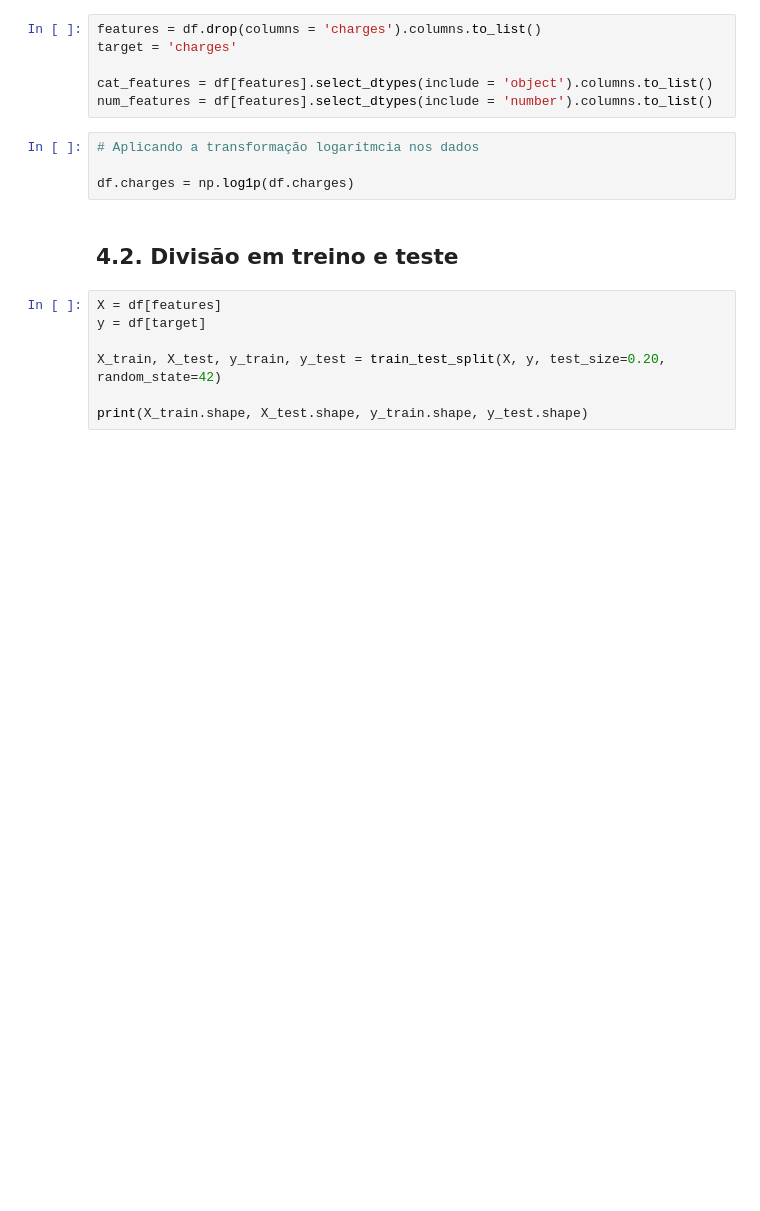
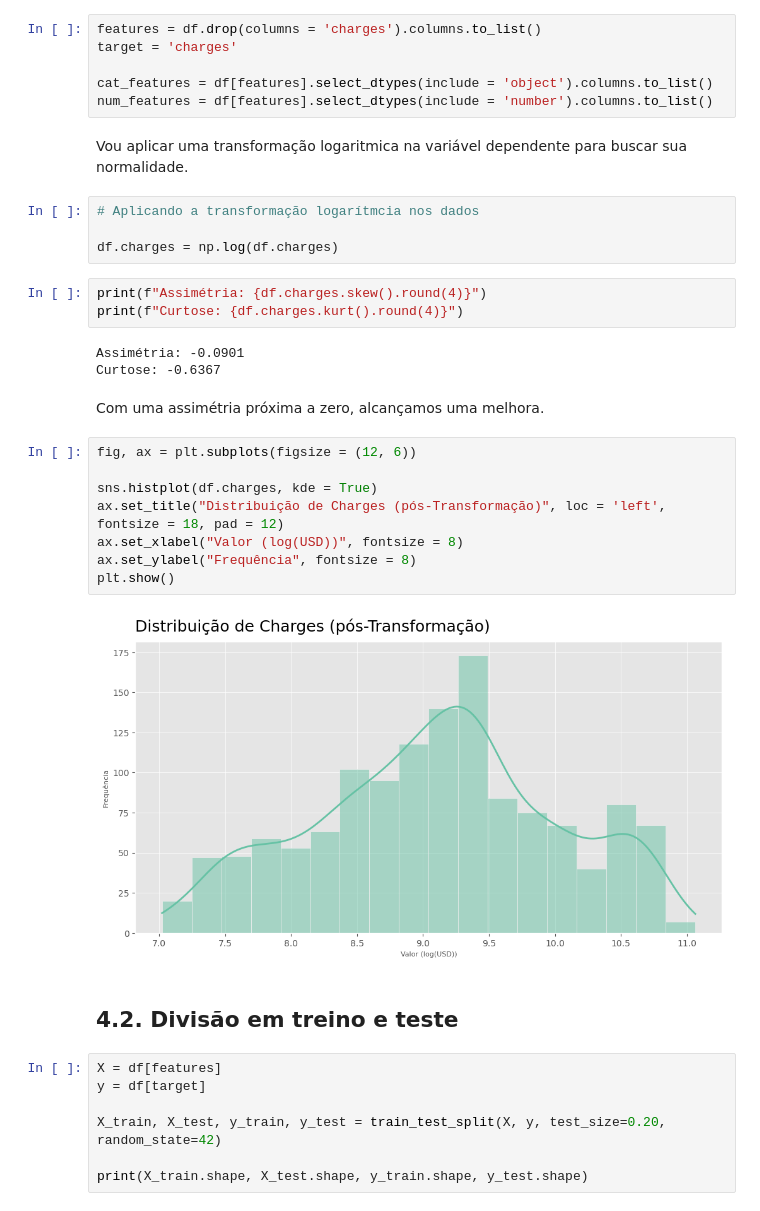
Before and after one commit to datalopes1/medical_cost, a Jupyter notebook: notebooks/eda.ipynb, the cells around one changed output. Saved outputs shown, nothing was run; the diff lists cells and outputs as text; blank space fills up the shorter version.

```diff
--- a/notebooks/eda.ipynb
+++ b/notebooks/eda.ipynb
@@ -291,10 +267,30 @@ target = 'charges'
 
 cat_features = df[features].select_dtypes(include = 'object').columns.to_list()
 num_features = df[features].select_dtypes(include = 'number').columns.to_list()
+# %% [markdown]
+Vou aplicar uma transformação logaritmica na variável dependente para buscar sua normalidade.
 # %%
 # Aplicando a transformação logarítmcia nos dados
 
-df.charges = np.log1p(df.charges)
+df.charges = np.log(df.charges)
+# %%
+print(f"Assimétria: {df.charges.skew().round(4)}")
+print(f"Curtose: {df.charges.kurt().round(4)}")
+# %% [output]
+Assimétria: -0.0901
+Curtose: -0.6367
+# %% [markdown]
+Com uma assimétria próxima a zero, alcançamos uma melhora.
+# %%
+fig, ax = plt.subplots(figsize = (12, 6))
+
+sns.histplot(df.charges, kde = True)
+ax.set_title("Distribuição de Charges (pós-Transformação)", loc = 'left', fontsize = 18, pad = 12)
+ax.set_xlabel("Valor (log(USD))", fontsize = 8)
+ax.set_ylabel("Frequência", fontsize = 8)
+plt.show()
+# %% [output]
+[figure, added]
 # %% [markdown]
 ## 4.2. Divisão em treino e teste
 # %%
```
Also changed, not shown: parts of 16 cells of this notebook, 22 other files.
